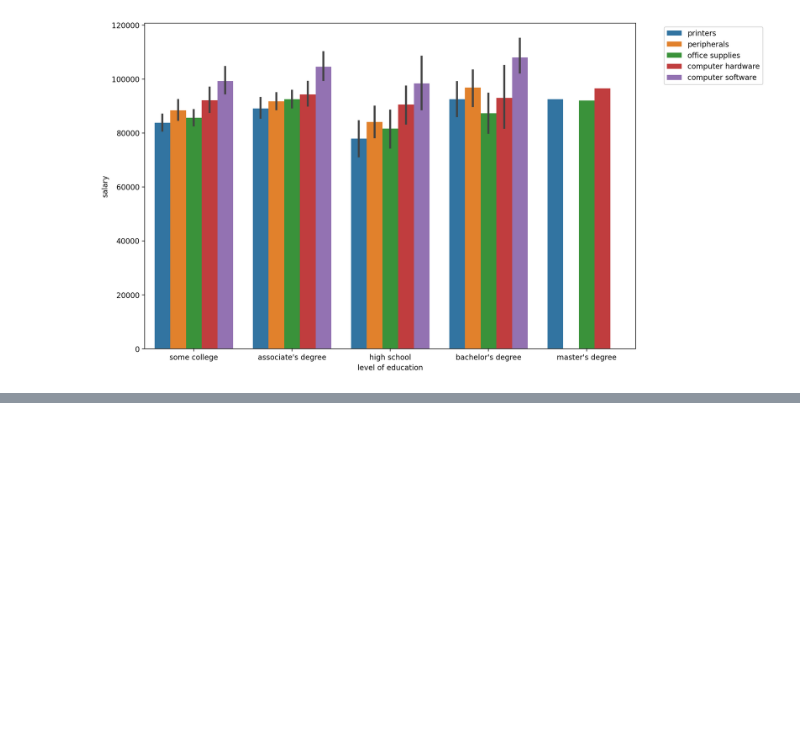
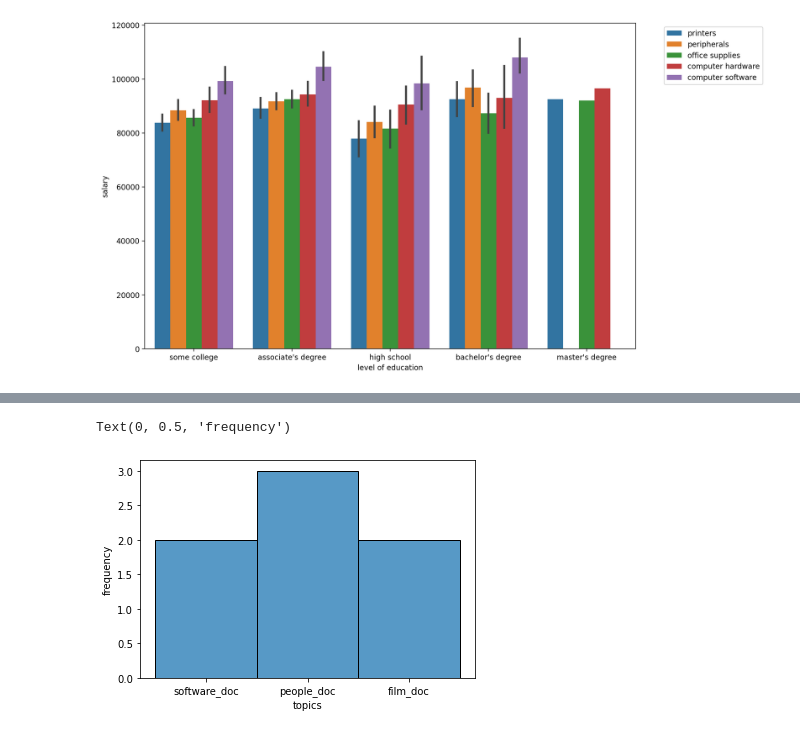
Before and after one commit to rkumar-bengaluru/data-science, a Jupyter notebook: 05-Seaborn/sns_histrogram.ipynb, the cells around one changed output, grey strips where cells are left out. Drawn from its saved outputs; the diff is of its cells as text; code cells hidden in the pictures; blank space fills up the shorter version.

```diff
--- a/05-Seaborn/sns_histrogram.ipynb
+++ b/05-Seaborn/sns_histrogram.ipynb
@@ -57,0 +74,11 @@ plt.legend(bbox_to_anchor=(1.05,1))
+# %%
+columns = ['a','b','c','d']
+y = [[1,1,1,'software_doc'],
+     [1,1,1,'people_doc'],
+     [1,1,1,'film_doc'],
+    [1,1,1,'software_doc'],
+    [1,1,1,'people_doc'],
+    [1,1,1,'people_doc'],
+    [1,1,1,'film_doc']]
+df = pd.DataFrame(data=y,columns=columns)
+df
@@ -57,0 +94,9 @@ plt.legend(bbox_to_anchor=(1.05,1))
+# %%
+import seaborn as sns
+import matplotlib.pyplot as plt
+sns.histplot(data=df,x='d')
+plt.xlabel('topics')
+plt.ylabel('frequency')
+# %% [output]
+Text(0, 0.5, 'frequency')
+[figure, added]
```
Also changed, not shown: parts of 2 cells of this notebook, 3 other files.
